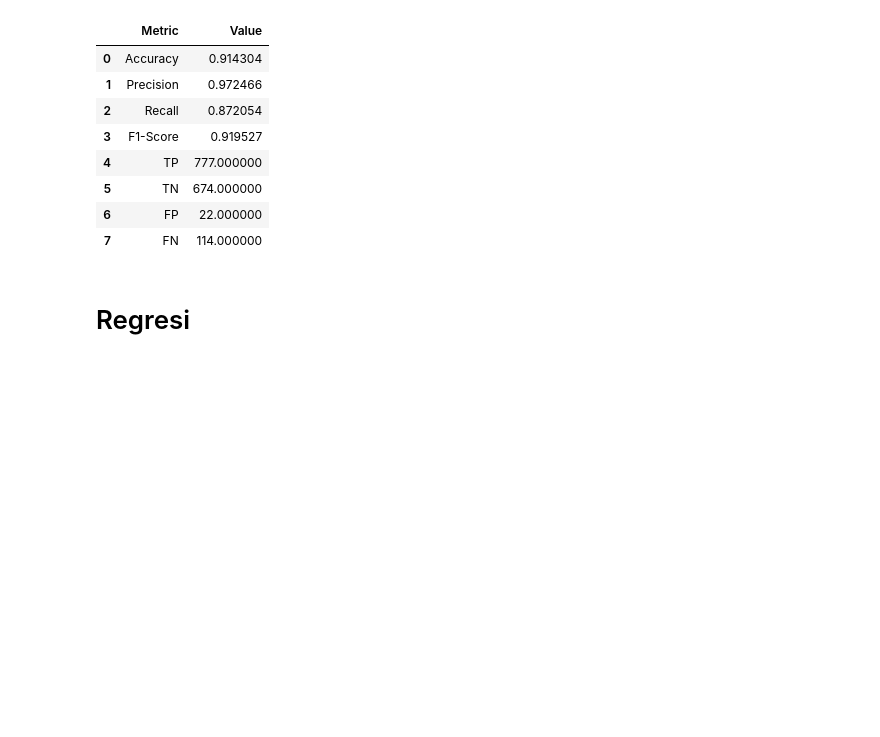
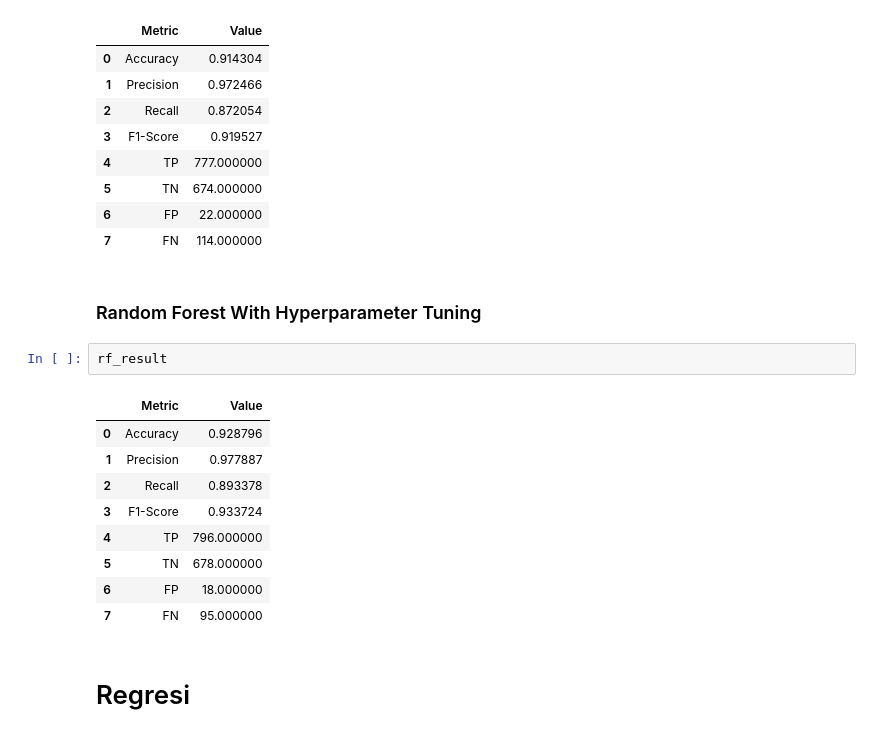
Before and after one commit to kasdead-4432/kasdead, a Jupyter notebook: final/kasdead.ipynb, the cells around one changed output. Drawn from its saved outputs; the diff is of its cells as text; blank space fills up the shorter version.

```diff
--- a/final/kasdead.ipynb
+++ b/final/kasdead.ipynb
@@ -522,6 +587,20 @@ lr_res
 | 5 | TN | 674.000000 |
 | 6 | FP | 22.000000 |
 | 7 | FN | 114.000000 |
+# %% [markdown]
+### Random Forest With Hyperparameter Tuning
+# %%
+rf_result
+# %% [output]
+|  | Metric | Value |
+| 0 | Accuracy | 0.928796 |
+| 1 | Precision | 0.977887 |
+| 2 | Recall | 0.893378 |
+| 3 | F1-Score | 0.933724 |
+| 4 | TP | 796.000000 |
+| 5 | TN | 678.000000 |
+| 6 | FP | 18.000000 |
+| 7 | FN | 95.000000 |
 # %% [markdown]
 # Regresi
 # %% [markdown]
```
Also changed, not shown: parts of 9 cells of this notebook, 1 other file.
